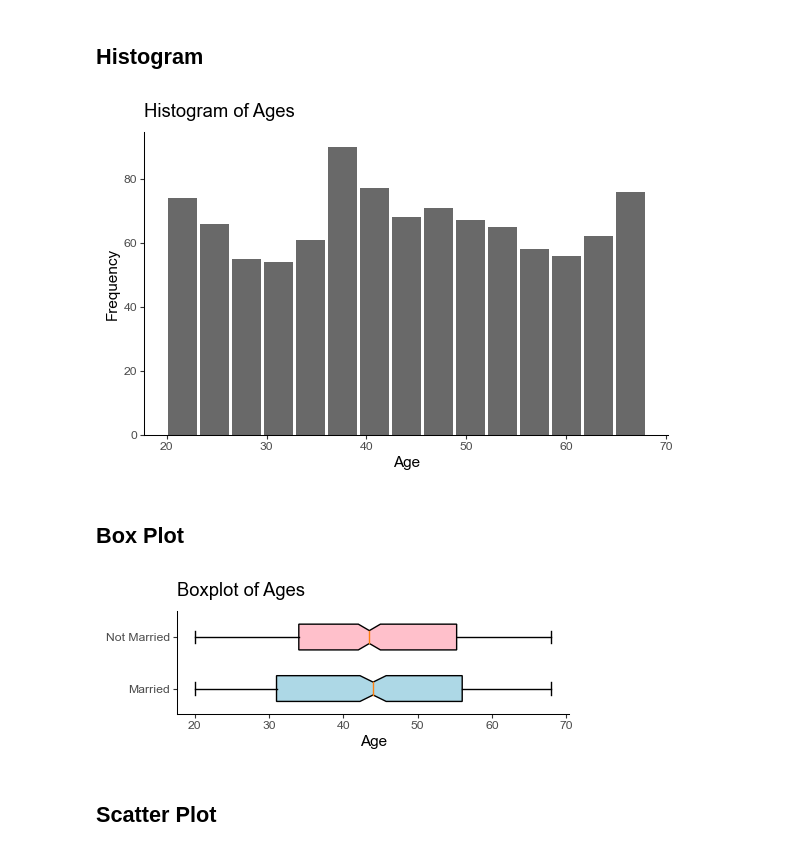
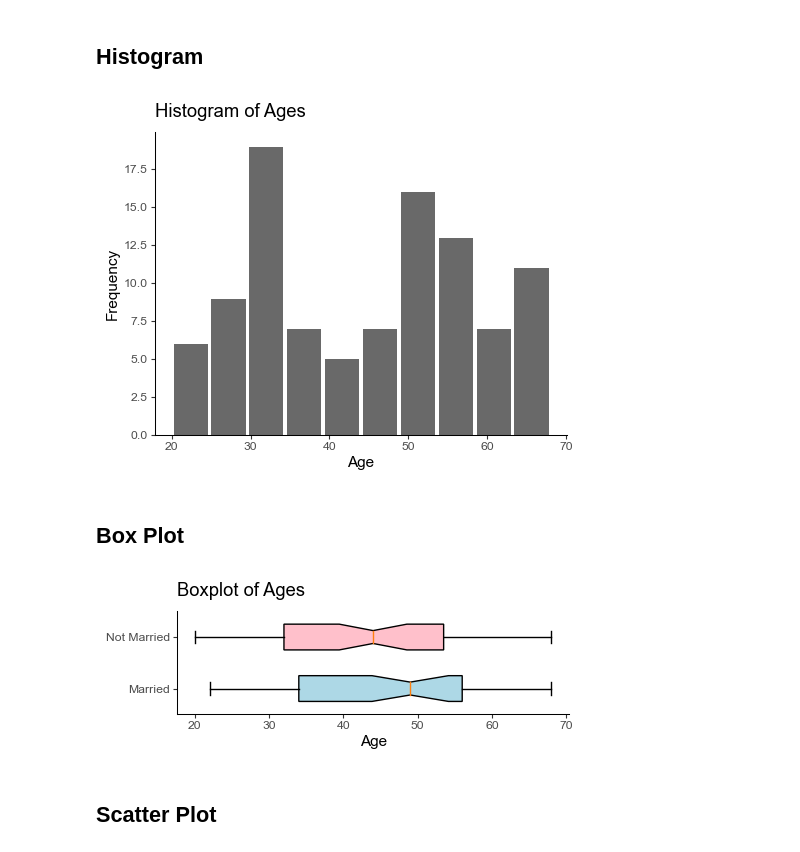
Before and after one commit to smortezah/portfolio, a Jupyter notebook: eda/polars.ipynb, the cells around one changed output. Cells and saved outputs as stored; diff of their text form; code cells hidden in the pictures.

Commit message:
Modified plots

```diff
--- a/eda/polars.ipynb
+++ b/eda/polars.ipynb
@@ -148,28 +148,28 @@ df = df.unique()
 # Data Visualization
 # %%
 # Sample 1000 rows from the dataset
-sample_df = df.sample(1000)
+sample_df = df.sample(100)
 # %% [markdown]
 ## Histogram
 # %%
 # Create a figure
-plt.figure(figsize=(6, 4), layout="tight")
+plt.figure(figsize=(5, 4), layout="tight")
 
 # Plot
-plt.hist(sample_df["age"], bins=15, rwidth=0.9, color="dimgray")
+plt.hist(sample_df["age"], bins=10, rwidth=0.9, color="dimgray")
 
 # Add a title and axis labels
 plt.title("Histogram of Ages")
 plt.xlabel("Age")
 plt.ylabel("Frequency")
 
 # Save the plot
 plt.savefig("histogram.png", dpi=100)
 
 # Show the plot
 plt.show()
 # %% [output]
-[figure, old version]
+[figure, new version]
 # %% [markdown]
 ## Box Plot
 # %%
@@ -203,7 +203,7 @@ plt.savefig("boxplot.png", dpi=100)
 # Show the plot
 plt.show()
 # %% [output]
-[figure, old version]
+[figure, new version]
 # %% [markdown]
 ## Scatter Plot
 # %%
```
Also changed, not shown: parts of 3 cells of this notebook.
